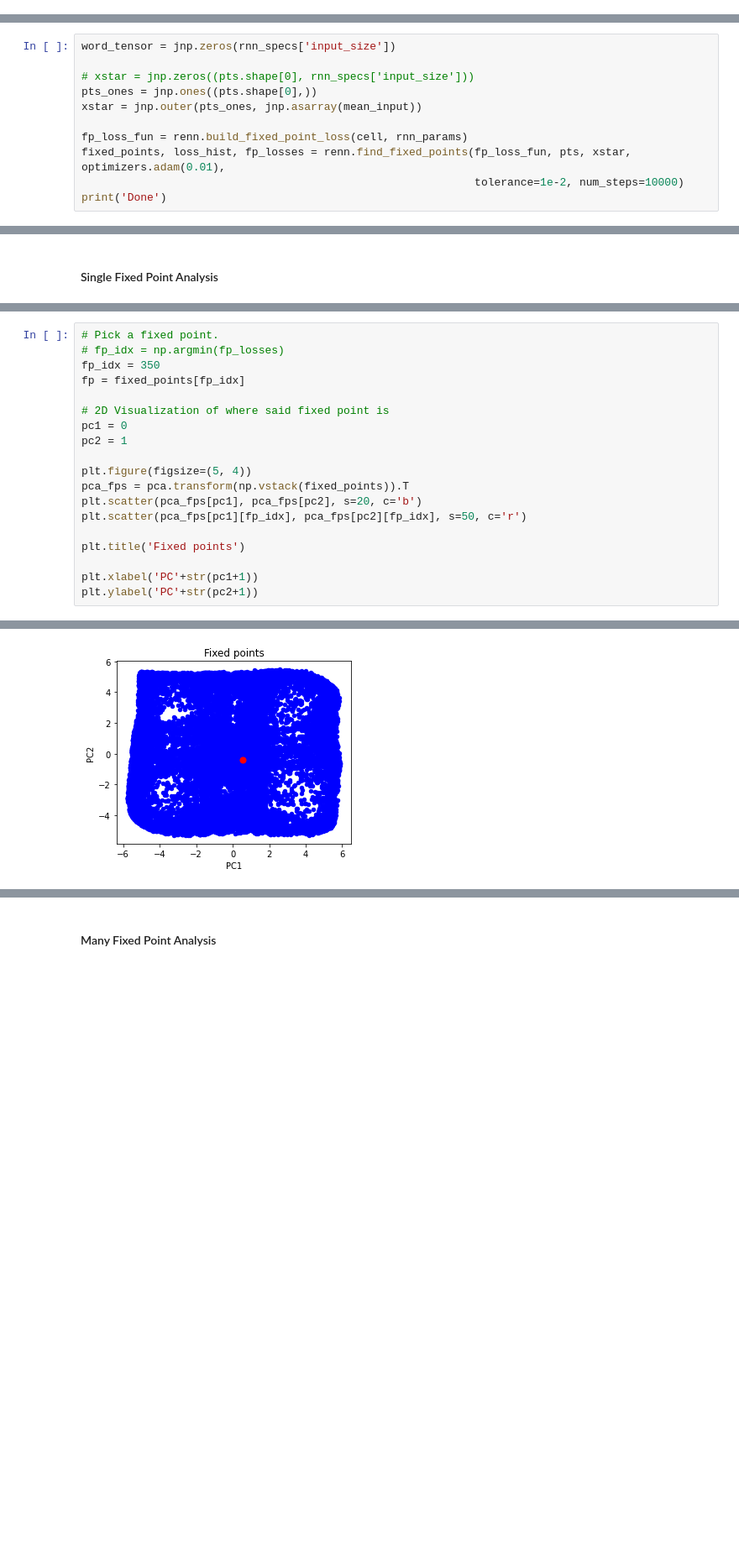
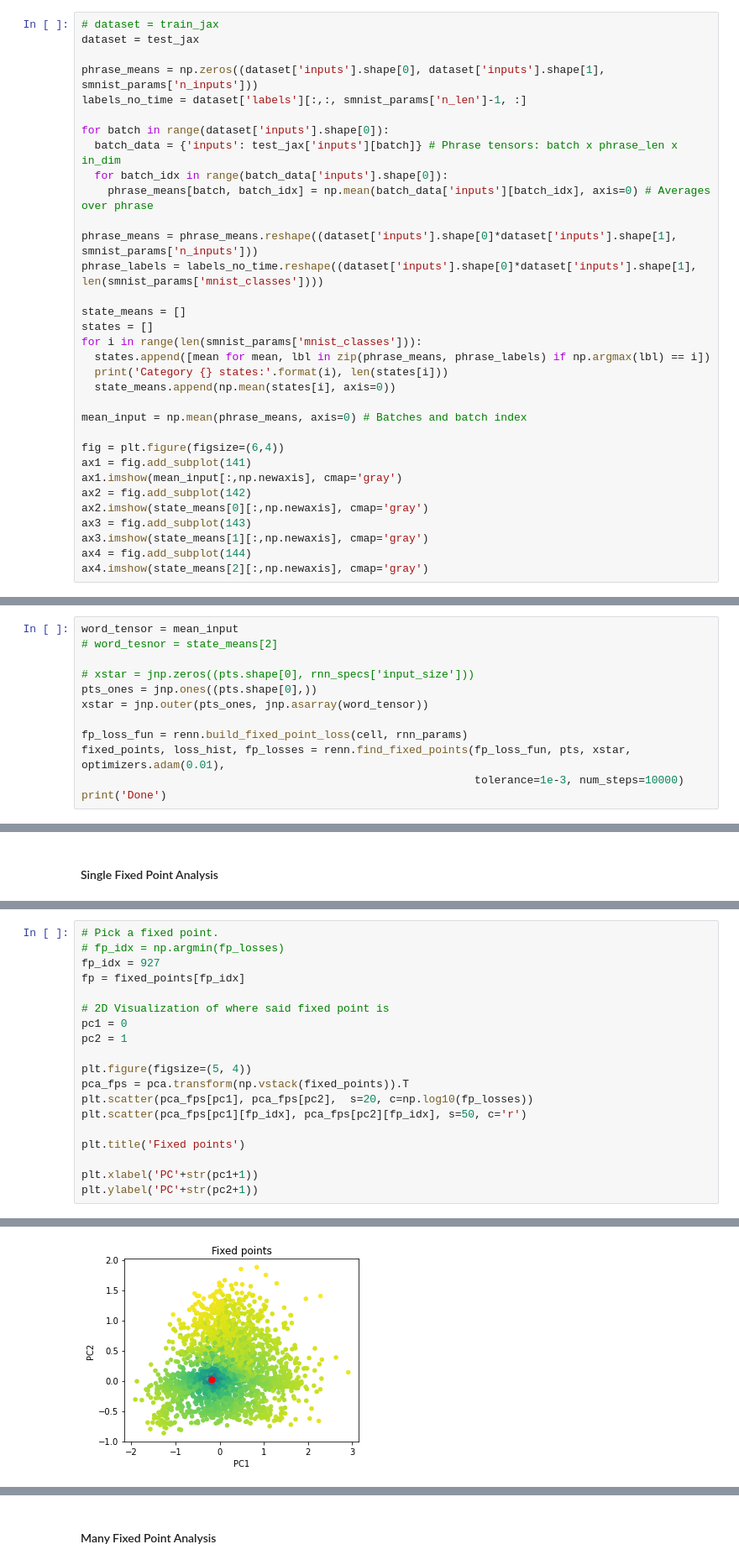
Before and after one commit to kaitken17/colab_based_projects, a Jupyter notebook: mnist_analysis_multiclass.ipynb, the cells around one changed output, grey strips where cells are left out. Shown at 84% size. Drawn from its saved outputs; the diff is of its cells as text; blank space fills up the shorter version.

```diff
--- a/mnist_analysis_multiclass.ipynb
+++ b/mnist_analysis_multiclass.ipynb
@@ -1020,0 +1013,33 @@ Mean input: [0.00000000e+00 7.47826169e-07 1.32080274e-03 5.00332702e-03
+# %%
+# dataset = train_jax
+dataset = test_jax
+
+phrase_means = np.zeros((dataset['inputs'].shape[0], dataset['inputs'].shape[1], smnist_params['n_inputs']))
+labels_no_time = dataset['labels'][:,:, smnist_params['n_len']-1, :]
+
+for batch in range(dataset['inputs'].shape[0]):
+  batch_data = {'inputs': test_jax['inputs'][batch]} # Phrase tensors: batch x phrase_len x in_dim
+  for batch_idx in range(batch_data['inputs'].shape[0]):
+    phrase_means[batch, batch_idx] = np.mean(batch_data['inputs'][batch_idx], axis=0) # Averages over phrase
+
+phrase_means = phrase_means.reshape((dataset['inputs'].shape[0]*dataset['inputs'].shape[1], smnist_params['n_inputs']))
+phrase_labels = labels_no_time.reshape((dataset['inputs'].shape[0]*dataset['inputs'].shape[1], len(smnist_params['mnist_classes'])))
+
+state_means = []
+states = []
+for i in range(len(smnist_params['mnist_classes'])):
+  states.append([mean for mean, lbl in zip(phrase_means, phrase_labels) if np.argmax(lbl) == i])
+  print('Category {} states:'.format(i), len(states[i]))
+  state_means.append(np.mean(states[i], axis=0))
+
+mean_input = np.mean(phrase_means, axis=0) # Batches and batch index
+
+fig = plt.figure(figsize=(6,4))
+ax1 = fig.add_subplot(141)
+ax1.imshow(mean_input[:,np.newaxis], cmap='gray')
+ax2 = fig.add_subplot(142)
+ax2.imshow(state_means[0][:,np.newaxis], cmap='gray')
+ax3 = fig.add_subplot(143)
+ax3.imshow(state_means[1][:,np.newaxis], cmap='gray')
+ax4 = fig.add_subplot(144)
+ax4.imshow(state_means[2][:,np.newaxis], cmap='gray')
@@ -1021,13 +1052,14 @@ Mean input: [0.00000000e+00 7.47826169e-07 1.32080274e-03 5.00332702e-03
 # %%
-word_tensor = jnp.zeros(rnn_specs['input_size'])
+word_tensor = mean_input
+# word_tesnor = state_means[2]
 
 # xstar = jnp.zeros((pts.shape[0], rnn_specs['input_size']))
 pts_ones = jnp.ones((pts.shape[0],))
-xstar = jnp.outer(pts_ones, jnp.asarray(mean_input))
+xstar = jnp.outer(pts_ones, jnp.asarray(word_tensor))
 
 fp_loss_fun = renn.build_fixed_point_loss(cell, rnn_params)
 fixed_points, loss_hist, fp_losses = renn.find_fixed_points(fp_loss_fun, pts, xstar, optimizers.adam(0.01),
-                                                            tolerance=1e-2, num_steps=10000)
+                                                            tolerance=1e-3, num_steps=10000)
 print('Done')
 # %% [output]
 Done
@@ -1157,24 +1188,24 @@ ax3.view_init(20, 240 + more_rot)
 # %%
 # Pick a fixed point.
 # fp_idx = np.argmin(fp_losses)
-fp_idx = 350
+fp_idx = 927
 fp = fixed_points[fp_idx]
 
 # 2D Visualization of where said fixed point is
 pc1 = 0
 pc2 = 1
 
 plt.figure(figsize=(5, 4))
 pca_fps = pca.transform(np.vstack(fixed_points)).T
-plt.scatter(pca_fps[pc1], pca_fps[pc2], s=20, c='b')
+plt.scatter(pca_fps[pc1], pca_fps[pc2],  s=20, c=np.log10(fp_losses))
 plt.scatter(pca_fps[pc1][fp_idx], pca_fps[pc2][fp_idx], s=50, c='r')
 
 plt.title('Fixed points')
 
 plt.xlabel('PC'+str(pc1+1))
 plt.ylabel('PC'+str(pc2+1))
 # %% [output]
 Text(0, 0.5, 'PC2')
-[figure, old version]
+[figure, new version]
 # %%
 # Computes the recurrent Jacobian.
```
Also changed, not shown: parts of 25 cells of this notebook.
